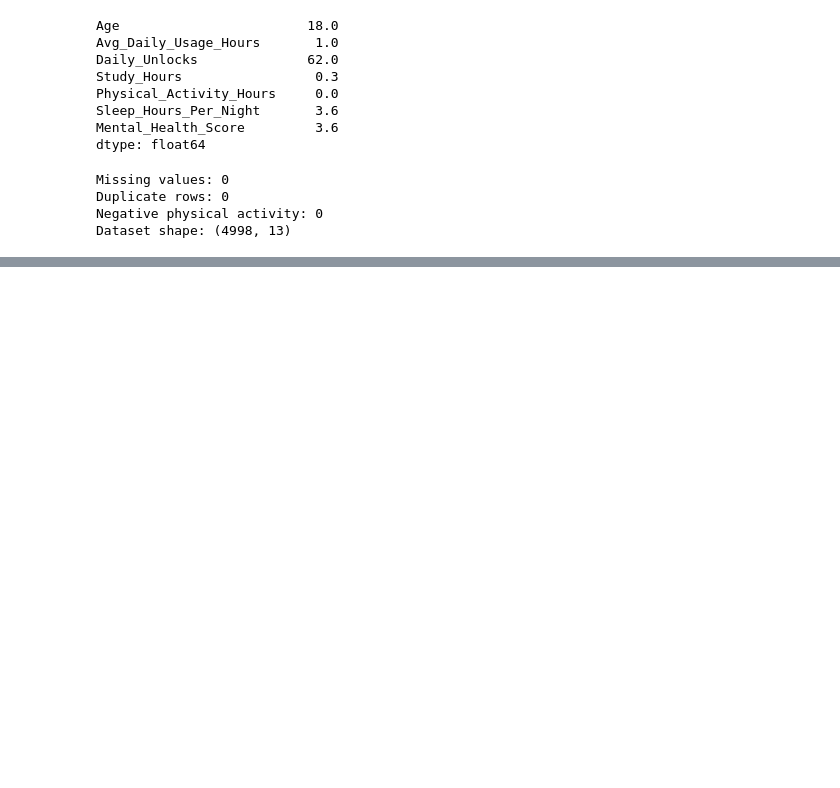
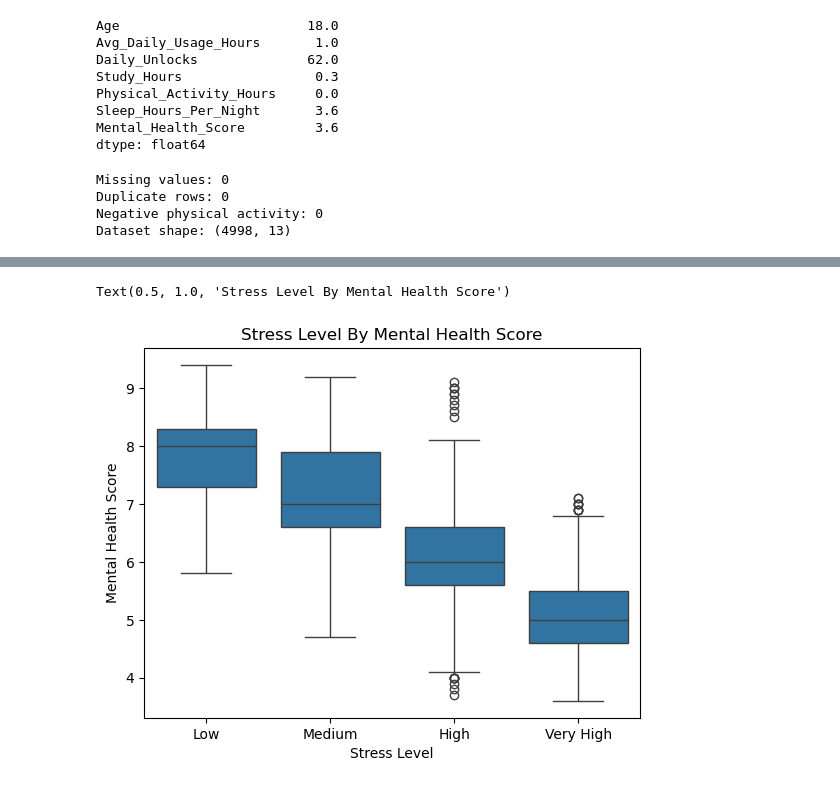
Before and after one commit to ChaitanyaGirase/Mental_Health_Score_Predictor, a Jupyter notebook: notebook/mental_health_analysis.ipynb, the cells around one changed output, grey strips where cells are left out. Cells and saved outputs as stored; diff of their text form; code cells hidden in the pictures; blank space fills up the shorter version.

Commit message:
Add exploratory data analysis

```diff
--- a/notebook/mental_health_analysis.ipynb
+++ b/notebook/mental_health_analysis.ipynb
@@ -308,0 +346,10 @@ Dataset shape: (4998, 13)
+# %%
+# Stress_Level and Mental Health Score
+order = ['Low','Medium','High','Very High']
+sns.boxplot(x= 'Stress_Level', y= 'Mental_Health_Score', data= df, order= order)
+plt.xlabel("Stress Level")
+plt.ylabel("Mental Health Score")
+plt.title("Stress Level By Mental Health Score")
+# %% [output]
+Text(0.5, 1.0, 'Stress Level By Mental Health Score')
+[figure, added]
```
Also changed, not shown: parts of 19 cells of this notebook, 1 other file.
